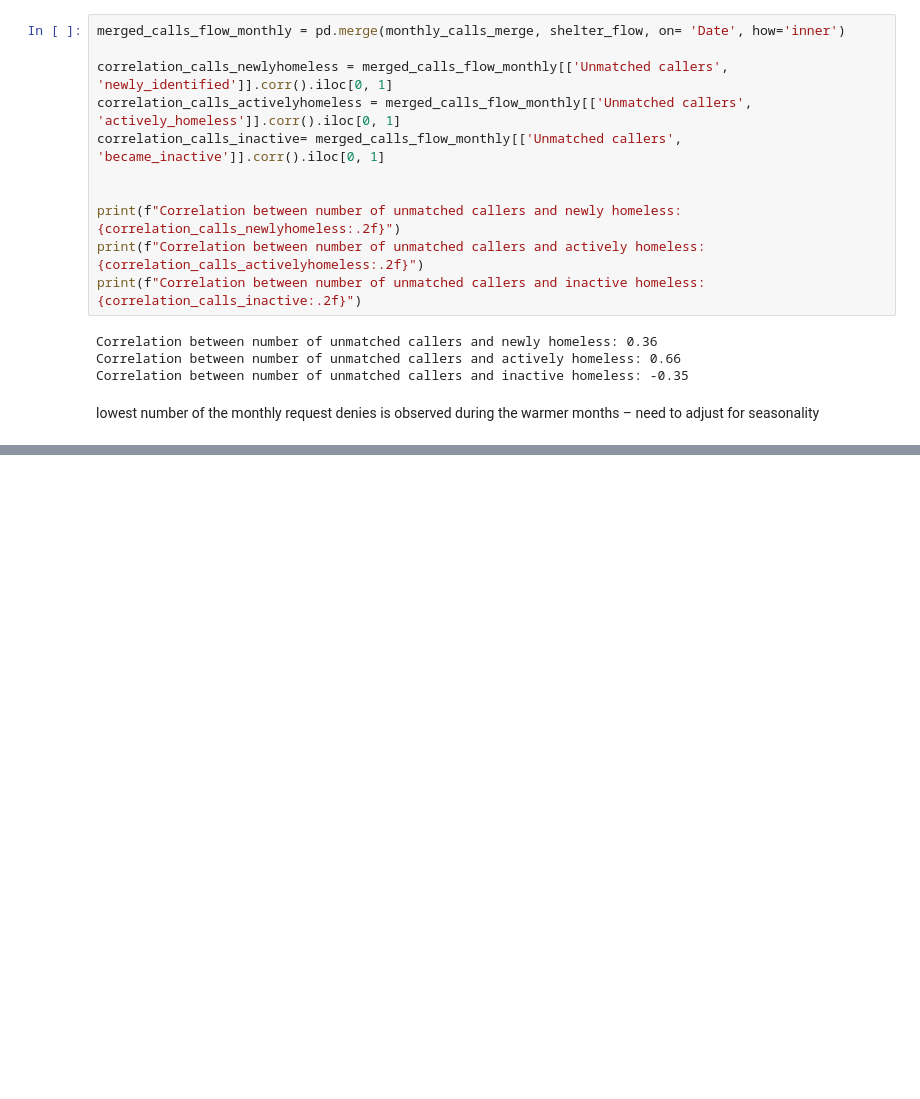
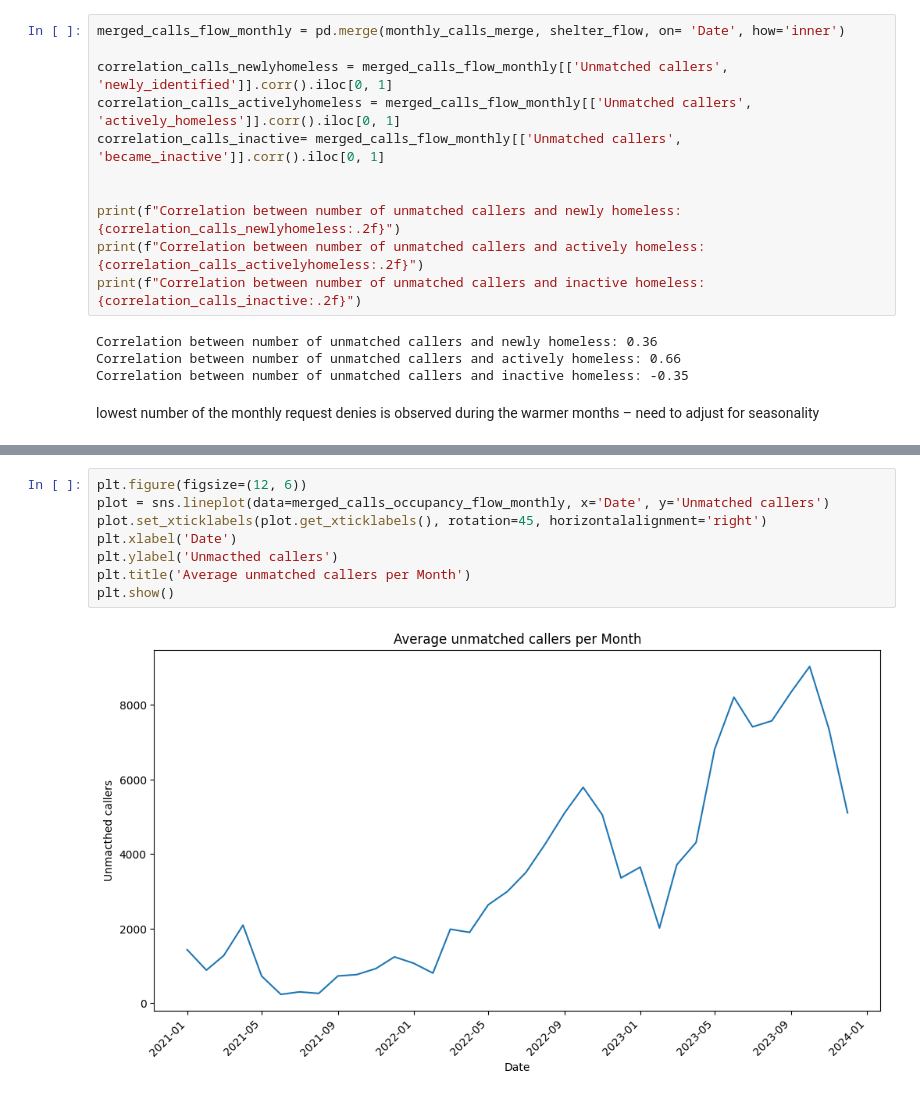
Before and after one commit to pendovka/Toronto-Shelter-Traffic, a Jupyter notebook: project.ipynb, the cells around one changed output, grey strips where cells are left out. Cells and saved outputs as stored; diff of their text form; blank space fills up the shorter version.

```diff
--- a/project.ipynb
+++ b/project.ipynb
@@ -325,0 +309,10 @@ merged_calls_occupancy_flow_monthly.head()
+# %%
+plt.figure(figsize=(12, 6))
+plot = sns.lineplot(data=merged_calls_occupancy_flow_monthly, x='Date', y='Unmatched callers')
+plot.set_xticklabels(plot.get_xticklabels(), rotation=45, horizontalalignment='right')
+plt.xlabel('Date')
+plt.ylabel('Unmacthed callers')
+plt.title('Average unmatched callers per Month')
+plt.show()
+# %% [output]
+[figure, added]
```
Also changed, not shown: parts of 14 cells of this notebook.
